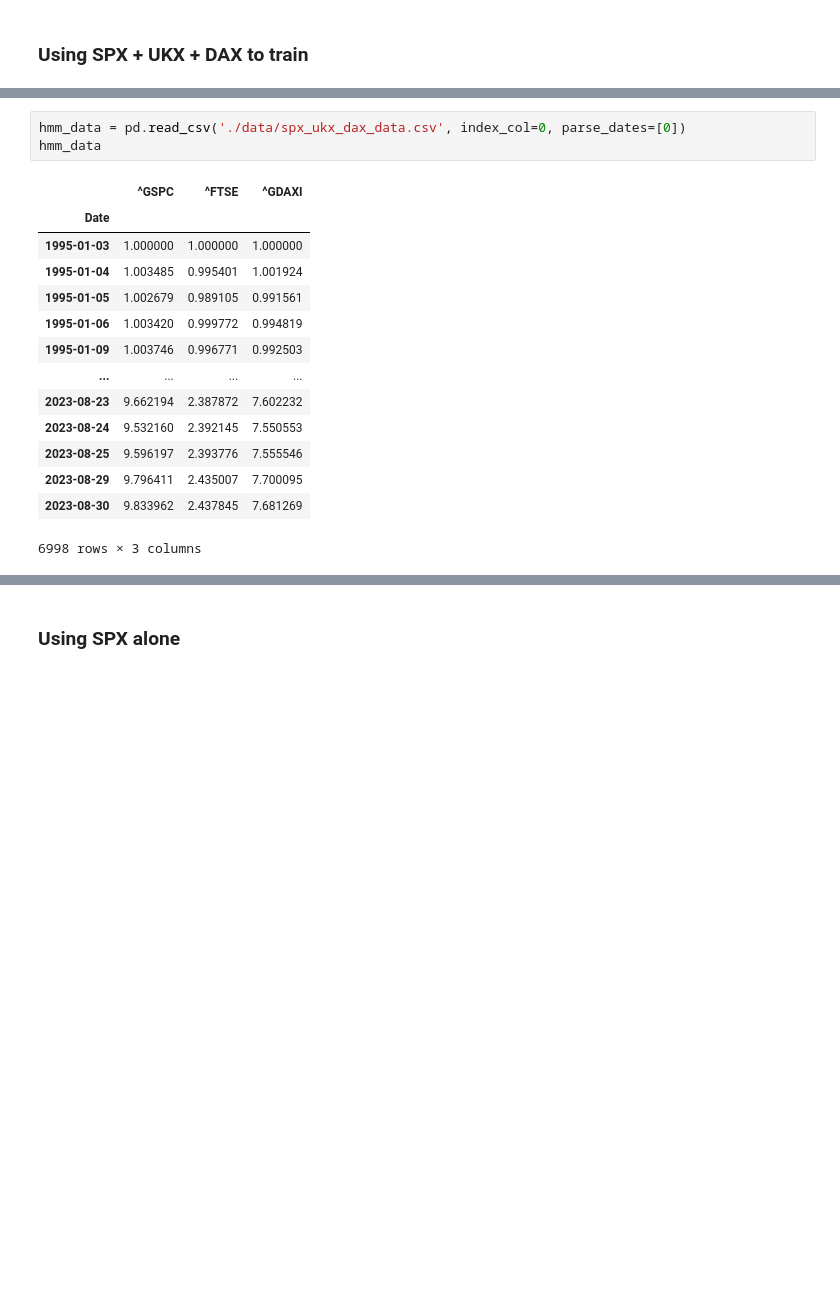
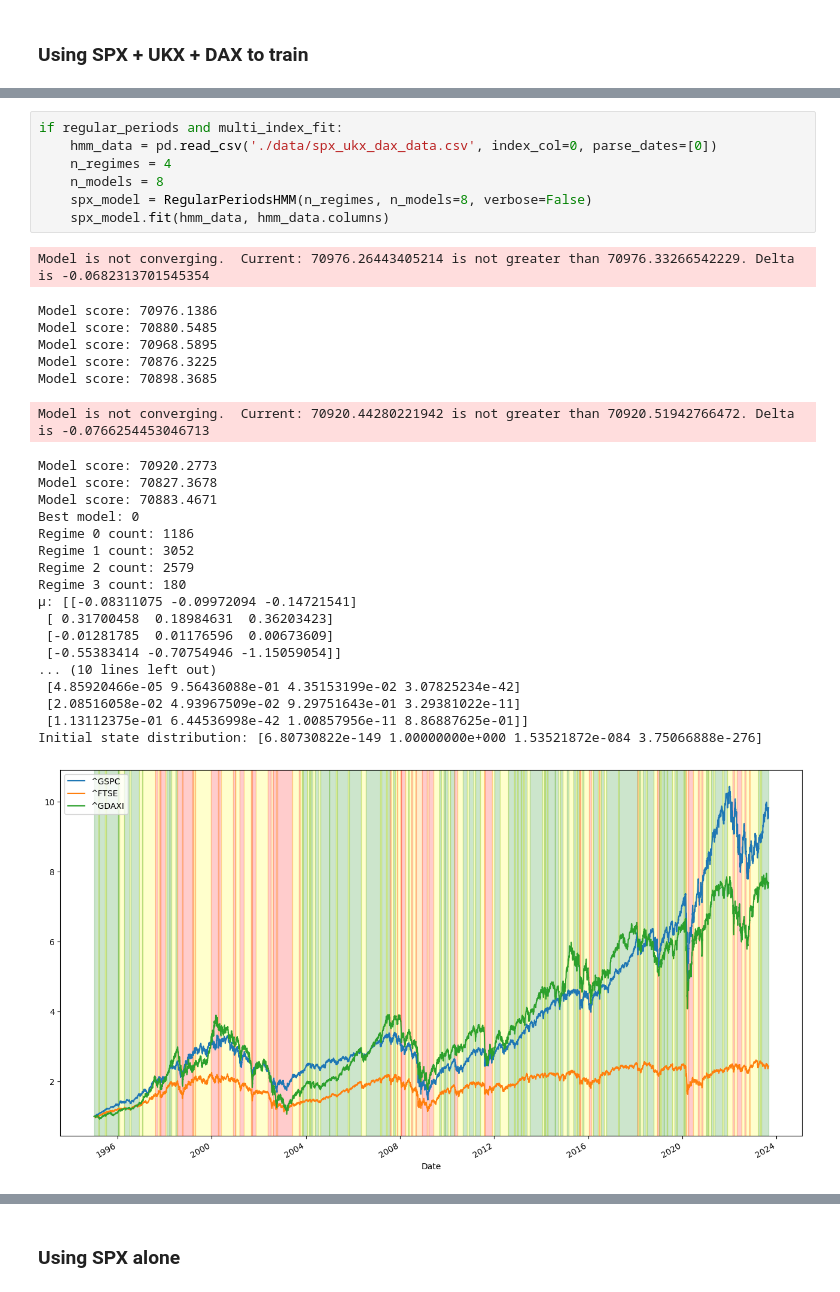
Before and after one commit to luchungi/VolatilityIsMostlyPathDependent, a Jupyter notebook: Simulation_SPX_VIX.ipynb, the cells around one changed output, grey strips where cells are left out. Cells and saved outputs as stored; diff of their text form; blank space fills up the shorter version.

```diff
--- a/Simulation_SPX_VIX.ipynb
+++ b/Simulation_SPX_VIX.ipynb
@@ -122,20 +106,35 @@ spx_model.plot_regimes_on_index()
 # hmm_data = hmm_data / hmm_data.iloc[0]
 # hmm_data = hmm_data[tickers] # reorder columns so that first column is SPX
 # %%
-hmm_data = pd.read_csv('./data/spx_ukx_dax_data.csv', index_col=0, parse_dates=[0])
-hmm_data
+if regular_periods and multi_index_fit:
+    hmm_data = pd.read_csv('./data/spx_ukx_dax_data.csv', index_col=0, parse_dates=[0])
+    n_regimes = 4
+    n_models = 8
+    spx_model = RegularPeriodsHMM(n_regimes, n_models=8, verbose=False)
+    spx_model.fit(hmm_data, hmm_data.columns)
 # %% [output]
-|  | ^GSPC | ^FTSE | ^GDAXI |
-| Date |  |  |  |
-| 1995-01-03 | 1.000000 | 1.000000 | 1.000000 |
-| 1995-01-04 | 1.003485 | 0.995401 | 1.001924 |
-| 1995-01-05 | 1.002679 | 0.989105 | 0.991561 |
-| 1995-01-06 | 1.003420 | 0.999772 | 0.994819 |
-| 1995-01-09 | 1.003746 | 0.996771 | 0.992503 |
-| ... | ... | ... | ... |
-| 2023-08-23 | 9.662194 | 2.387872 | 7.602232 |
-| 2023-08-24 | 9.532160 | 2.392145 | 7.550553 |
-| 2023-08-25 | 9.596197 | 2.393776 | 7.555546 |
-| 2023-08-29 | 9.796411 | 2.435007 | 7.700095 |
-| 2023-08-30 | 9.833962 | 2.437845 | 7.681269 |
-6998 rows × 3 columns
+Model is not converging.  Current: 70976.26443405214 is not greater than 70976.33266542229. Delta is -0.0682313701545354
+Model score: 70976.1386
+Model score: 70880.5485
+Model score: 70968.5895
+Model score: 70876.3225
+Model score: 70898.3685
+Model is not converging.  Current: 70920.44280221942 is not greater than 70920.51942766472. Delta is -0.0766254453046713
+Model score: 70920.2773
+Model score: 70827.3678
+Model score: 70883.4671
+Best model: 0
+Regime 0 count: 1186
+Regime 1 count: 3052
+Regime 2 count: 2579
+Regime 3 count: 180
+μ: [[-0.08311075 -0.09972094 -0.14721541]
+ [ 0.31700458  0.18984631  0.36203423]
+ [-0.01281785  0.01176596  0.00673609]
+ [-0.55383414 -0.70754946 -1.15059054]]
+... (10 lines left out)
+ [4.85920466e-05 9.56436088e-01 4.35153199e-02 3.07825234e-42]
+ [2.08516058e-02 4.93967509e-02 9.29751643e-01 3.29381022e-11]
+ [1.13112375e-01 6.44536998e-42 1.00857956e-11 8.86887625e-01]]
+Initial state distribution: [6.80730822e-149 1.00000000e+000 1.53521872e-084 3.75066888e-276]
+[figure, added]
```
Also changed, not shown: parts of 19 cells of this notebook, 3 other files.
